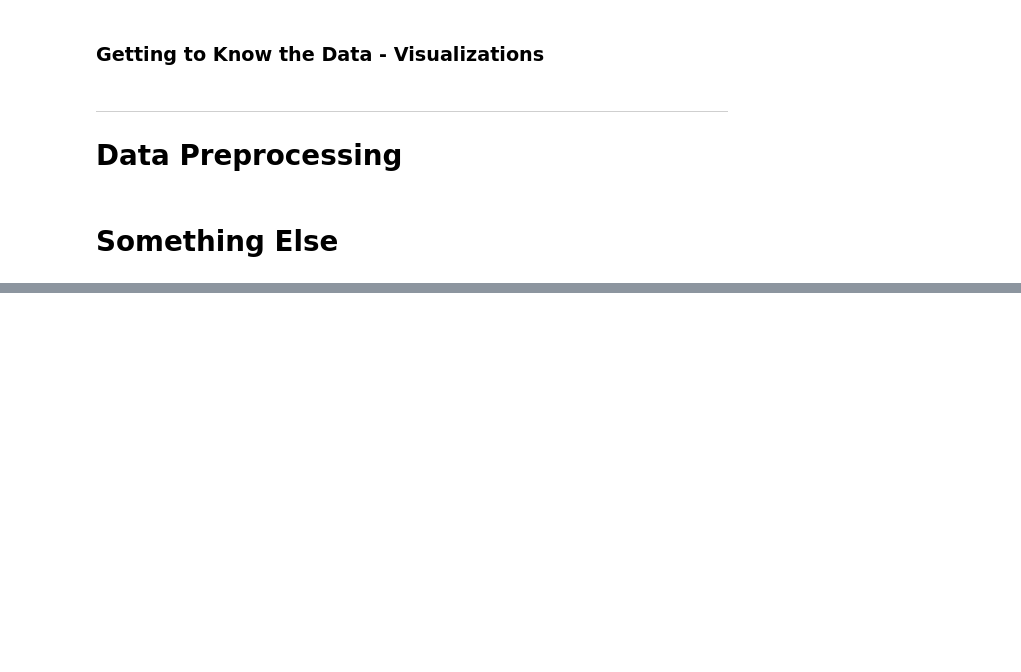
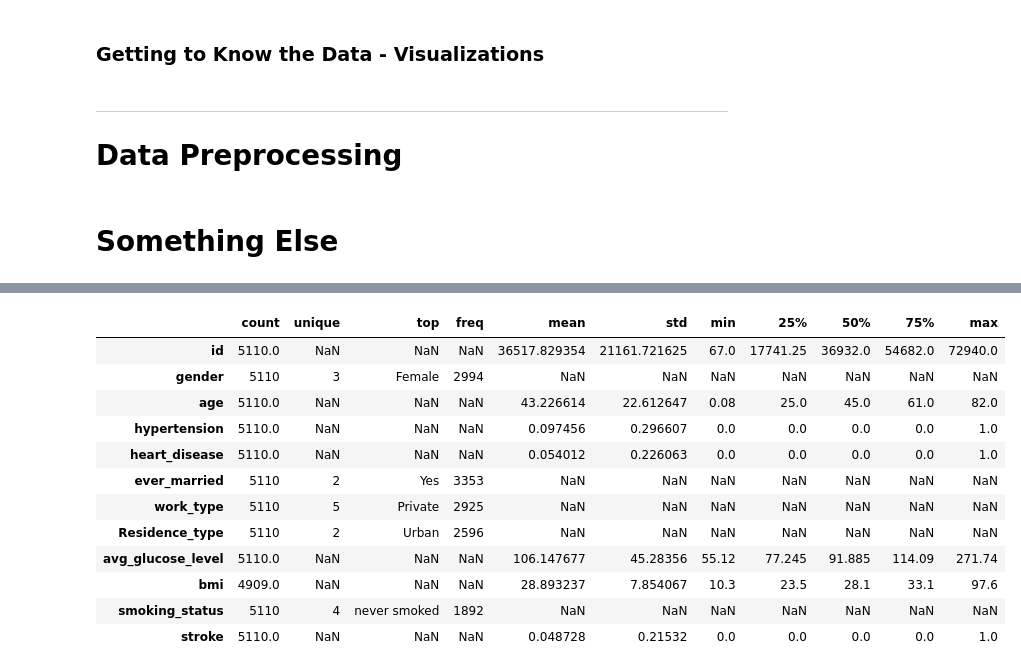
Before and after one commit to stefanosPanteli/EPL448_Team1_StrokePrediction, a Jupyter notebook: project.ipynb, the cells around one changed output, grey strips where cells are left out. Cells and saved outputs as stored; diff of their text form; code cells hidden in the pictures; blank space fills up the shorter version.

Commit message:
Added some queries to get to know the dataset.

```diff
--- a/project.ipynb
+++ b/project.ipynb
@@ -33,0 +38,4 @@
+# %%
+# Read CSV File
+df = pd.read_csv('healthcare-dataset-stroke-data.csv')
+df
@@ -33,0 +112,17 @@
+# %%
+# Basic descriptive stats (numeric + categorical)
+df.describe(include="all").T
+# %% [output]
+|  | count | unique | top | freq | mean | std | min | 25% | 50% | 75% | max |
+| id | 5110.0 | NaN | NaN | NaN | 36517.829354 | 21161.721625 | 67.0 | 17741.25 | 36932.0 | 54682.0 | 72940.0 |
+| gender | 5110 | 3 | Female | 2994 | NaN | NaN | NaN | NaN | NaN | NaN | NaN |
+| age | 5110.0 | NaN | NaN | NaN | 43.226614 | 22.612647 | 0.08 | 25.0 | 45.0 | 61.0 | 82.0 |
+| hypertension | 5110.0 | NaN | NaN | NaN | 0.097456 | 0.296607 | 0.0 | 0.0 | 0.0 | 0.0 | 1.0 |
+| heart_disease | 5110.0 | NaN | NaN | NaN | 0.054012 | 0.226063 | 0.0 | 0.0 | 0.0 | 0.0 | 1.0 |
+| ever_married | 5110 | 2 | Yes | 3353 | NaN | NaN | NaN | NaN | NaN | NaN | NaN |
+| work_type | 5110 | 5 | Private | 2925 | NaN | NaN | NaN | NaN | NaN | NaN | NaN |
+| Residence_type | 5110 | 2 | Urban | 2596 | NaN | NaN | NaN | NaN | NaN | NaN | NaN |
+| avg_glucose_level | 5110.0 | NaN | NaN | NaN | 106.147677 | 45.28356 | 55.12 | 77.245 | 91.885 | 114.09 | 271.74 |
+| bmi | 4909.0 | NaN | NaN | NaN | 28.893237 | 7.854067 | 10.3 | 23.5 | 28.1 | 33.1 | 97.6 |
+| smoking_status | 5110 | 4 | never smoked | 1892 | NaN | NaN | NaN | NaN | NaN | NaN | NaN |
+| stroke | 5110.0 | NaN | NaN | NaN | 0.048728 | 0.21532 | 0.0 | 0.0 | 0.0 | 0.0 | 1.0 |
```
Also changed, not shown: parts of 14 cells of this notebook.
